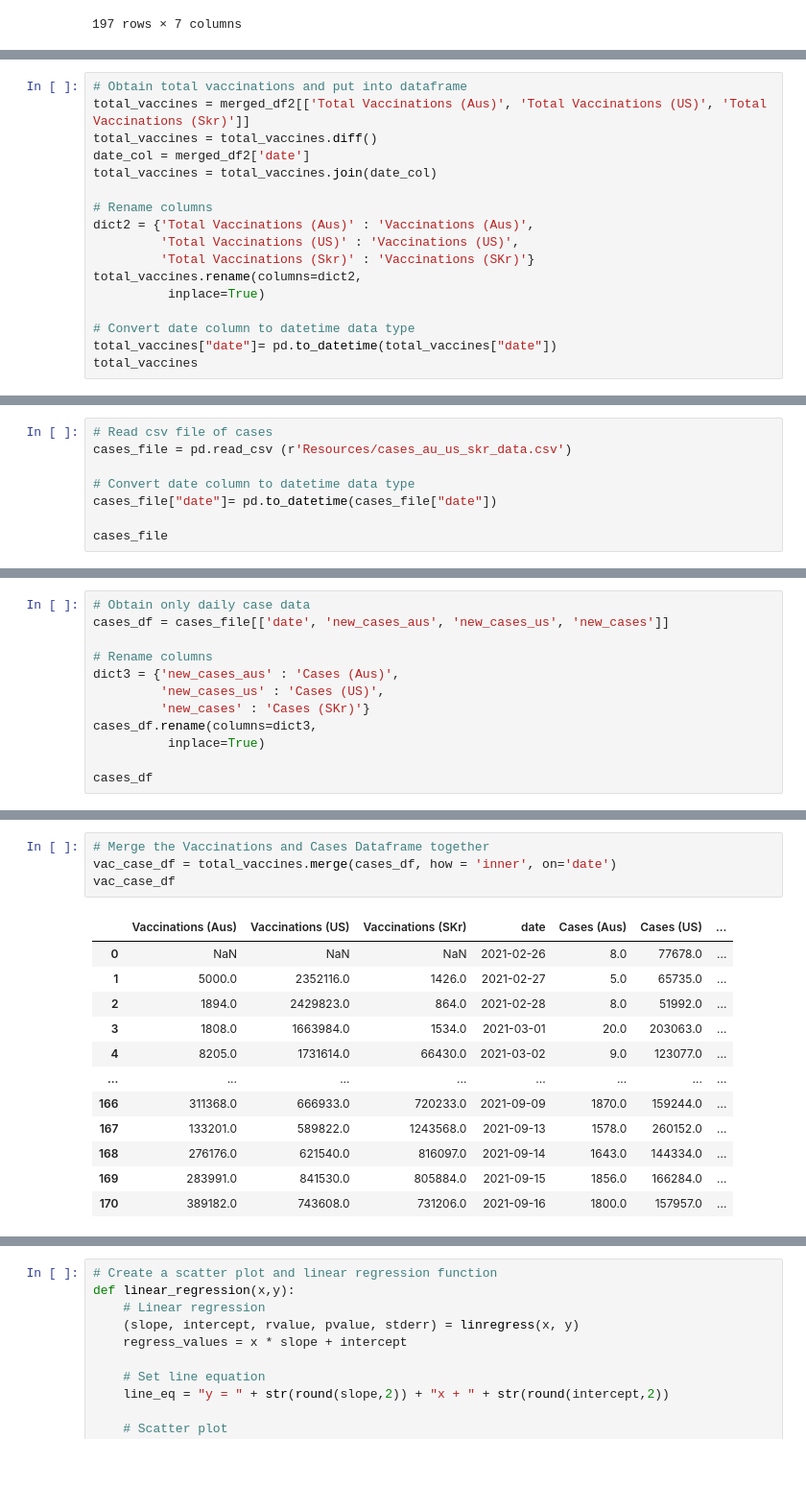
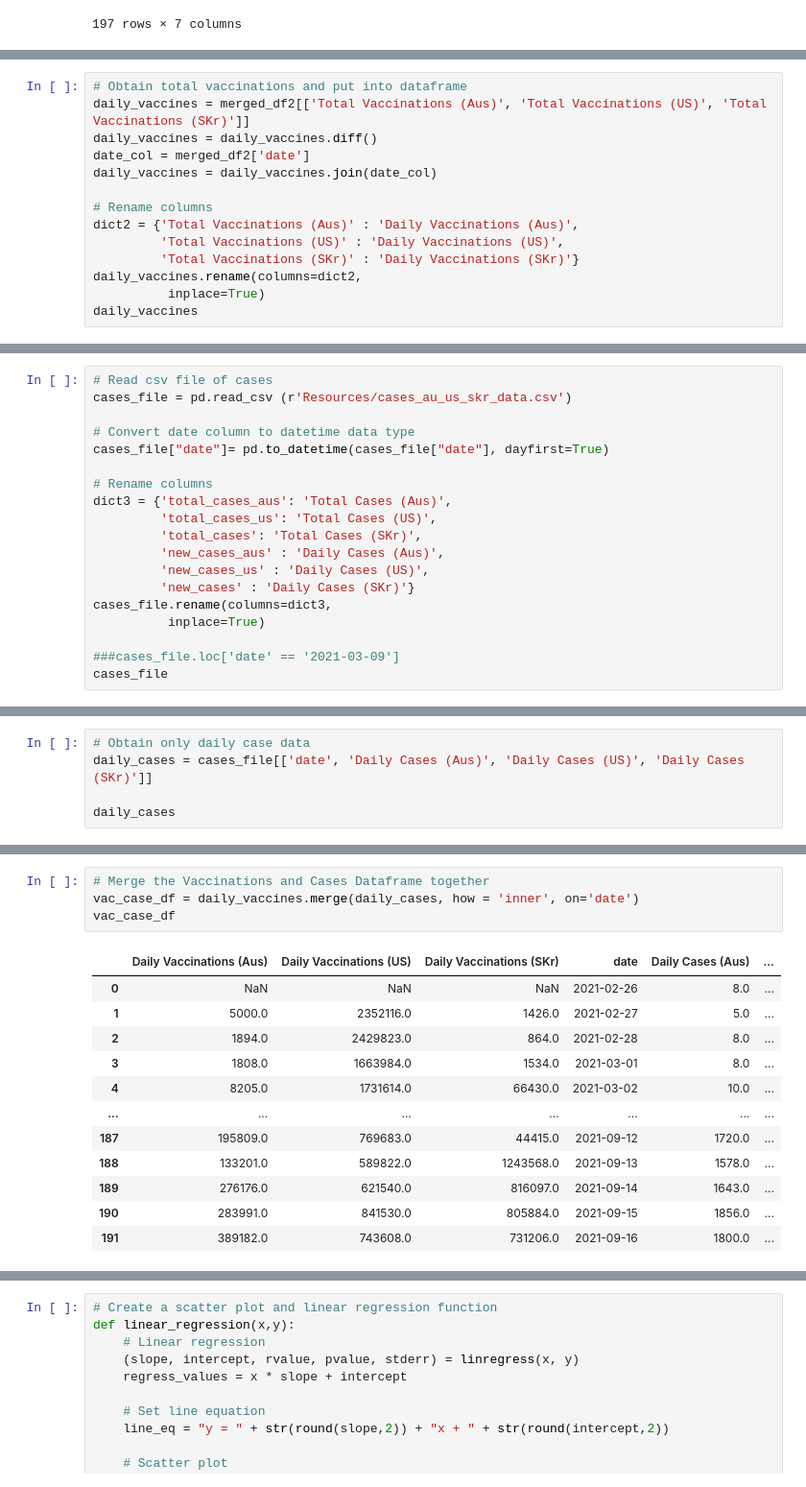
Before and after one commit to BenPickles85/bootcamp-project-1, a Jupyter notebook: vaccines_aus_merged.ipynb, the cells around one changed output, grey strips where cells are left out. Shown: that part at 96% size. Saved outputs shown, nothing was run; the diff lists cells and outputs as text.

```diff
--- a/vaccines_aus_merged.ipynb
+++ b/vaccines_aus_merged.ipynb
@@ -98,19 +104,16 @@ merged_df2
 192 rows × 10 columns
 # %%
 # Obtain total vaccinations and put into dataframe
-total_vaccines = merged_df2[['Total Vaccinations (Aus)', 'Total Vaccinations (US)', 'Total Vaccinations (Skr)']]
-total_vaccines = total_vaccines.diff()
+daily_vaccines = merged_df2[['Total Vaccinations (Aus)', 'Total Vaccinations (US)', 'Total Vaccinations (SKr)']]
+daily_vaccines = daily_vaccines.diff()
 date_col = merged_df2['date']
-total_vaccines = total_vaccines.join(date_col)
+daily_vaccines = daily_vaccines.join(date_col)
 
 # Rename columns
-dict2 = {'Total Vaccinations (Aus)' : 'Vaccinations (Aus)',
-         'Total Vaccinations (US)' : 'Vaccinations (US)',
-         'Total Vaccinations (Skr)' : 'Vaccinations (SKr)'}
-total_vaccines.rename(columns=dict2,
+dict2 = {'Total Vaccinations (Aus)' : 'Daily Vaccinations (Aus)',
+         'Total Vaccinations (US)' : 'Daily Vaccinations (US)',
+         'Total Vaccinations (SKr)' : 'Daily Vaccinations (SKr)'}
+daily_vaccines.rename(columns=dict2,
           inplace=True)
-
-# Convert date column to datetime data type
-total_vaccines["date"]= pd.to_datetime(total_vaccines["date"])
-total_vaccines
+daily_vaccines
 # %% [output]
@@ -132,7 +137,18 @@ total_vaccines
 cases_file = pd.read_csv (r'Resources/cases_au_us_skr_data.csv')
 
 # Convert date column to datetime data type
-cases_file["date"]= pd.to_datetime(cases_file["date"])
+cases_file["date"]= pd.to_datetime(cases_file["date"], dayfirst=True)
 
+# Rename columns
+dict3 = {'total_cases_aus': 'Total Cases (Aus)',
+         'total_cases_us': 'Total Cases (US)',
+         'total_cases': 'Total Cases (SKr)',
+         'new_cases_aus' : 'Daily Cases (Aus)',
+         'new_cases_us' : 'Daily Cases (US)',
+         'new_cases' : 'Daily Cases (SKr)'}
+cases_file.rename(columns=dict3,
+          inplace=True)
+
+###cases_file.loc['date' == '2021-03-09']
 cases_file
 # %% [output]
@@ -151,14 +167,7 @@ cases_file
 603 rows × 8 columns
 # %%
 # Obtain only daily case data
-cases_df = cases_file[['date', 'new_cases_aus', 'new_cases_us', 'new_cases']]
+daily_cases = cases_file[['date', 'Daily Cases (Aus)', 'Daily Cases (US)', 'Daily Cases (SKr)']]
 
-# Rename columns
-dict3 = {'new_cases_aus' : 'Cases (Aus)',
-         'new_cases_us' : 'Cases (US)',
-         'new_cases' : 'Cases (SKr)'}
-cases_df.rename(columns=dict3,
-          inplace=True)
-
-cases_df
+daily_cases
 # %% [output]
@@ -177,18 +186,18 @@ cases_df
 603 rows × 4 columns
 # %%
 # Merge the Vaccinations and Cases Dataframe together
-vac_case_df = total_vaccines.merge(cases_df, how = 'inner', on='date')
+vac_case_df = daily_vaccines.merge(daily_cases, how = 'inner', on='date')
 vac_case_df
 # %% [output]
-|  | Vaccinations (Aus) | Vaccinations (US) | Vaccinations (SKr) | date | Cases (Aus) | Cases (US) | ... |
-| 0 | NaN | NaN | NaN | 2021-02-26 | 8.0 | 77678.0 | ... |
-| 1 | 5000.0 | 2352116.0 | 1426.0 | 2021-02-27 | 5.0 | 65735.0 | ... |
-| 2 | 1894.0 | 2429823.0 | 864.0 | 2021-02-28 | 8.0 | 51992.0 | ... |
-| 3 | 1808.0 | 1663984.0 | 1534.0 | 2021-03-01 | 20.0 | 203063.0 | ... |
-| 4 | 8205.0 | 1731614.0 | 66430.0 | 2021-03-02 | 9.0 | 123077.0 | ... |
-| ... | ... | ... | ... | ... | ... | ... | ... |
-| 166 | 311368.0 | 666933.0 | 720233.0 | 2021-09-09 | 1870.0 | 159244.0 | ... |
-| 167 | 133201.0 | 589822.0 | 1243568.0 | 2021-09-13 | 1578.0 | 260152.0 | ... |
-| 168 | 276176.0 | 621540.0 | 816097.0 | 2021-09-14 | 1643.0 | 144334.0 | ... |
-| 169 | 283991.0 | 841530.0 | 805884.0 | 2021-09-15 | 1856.0 | 166284.0 | ... |
-| 170 | 389182.0 | 743608.0 | 731206.0 | 2021-09-16 | 1800.0 | 157957.0 | ... |
+|  | Daily Vaccinations (Aus) | Daily Vaccinations (US) | Daily Vaccinations (SKr) | date | Daily Cases (Aus) | ... |
+| 0 | NaN | NaN | NaN | 2021-02-26 | 8.0 | ... |
+| 1 | 5000.0 | 2352116.0 | 1426.0 | 2021-02-27 | 5.0 | ... |
+| 2 | 1894.0 | 2429823.0 | 864.0 | 2021-02-28 | 8.0 | ... |
+| 3 | 1808.0 | 1663984.0 | 1534.0 | 2021-03-01 | 8.0 | ... |
+| 4 | 8205.0 | 1731614.0 | 66430.0 | 2021-03-02 | 10.0 | ... |
+| ... | ... | ... | ... | ... | ... | ... |
+| 187 | 195809.0 | 769683.0 | 44415.0 | 2021-09-12 | 1720.0 | ... |
+| 188 | 133201.0 | 589822.0 | 1243568.0 | 2021-09-13 | 1578.0 | ... |
+| 189 | 276176.0 | 621540.0 | 816097.0 | 2021-09-14 | 1643.0 | ... |
+| 190 | 283991.0 | 841530.0 | 805884.0 | 2021-09-15 | 1856.0 | ... |
+| 191 | 389182.0 | 743608.0 | 731206.0 | 2021-09-16 | 1800.0 | ... |
```
Also changed, not shown: parts of 38 cells of this notebook, 1 other file.
